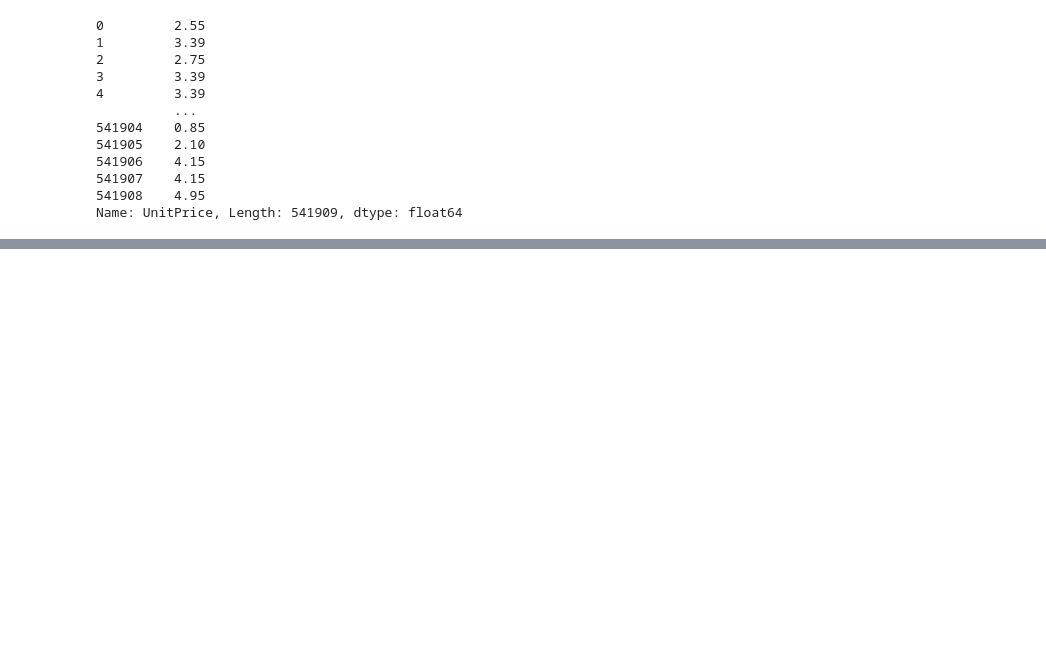
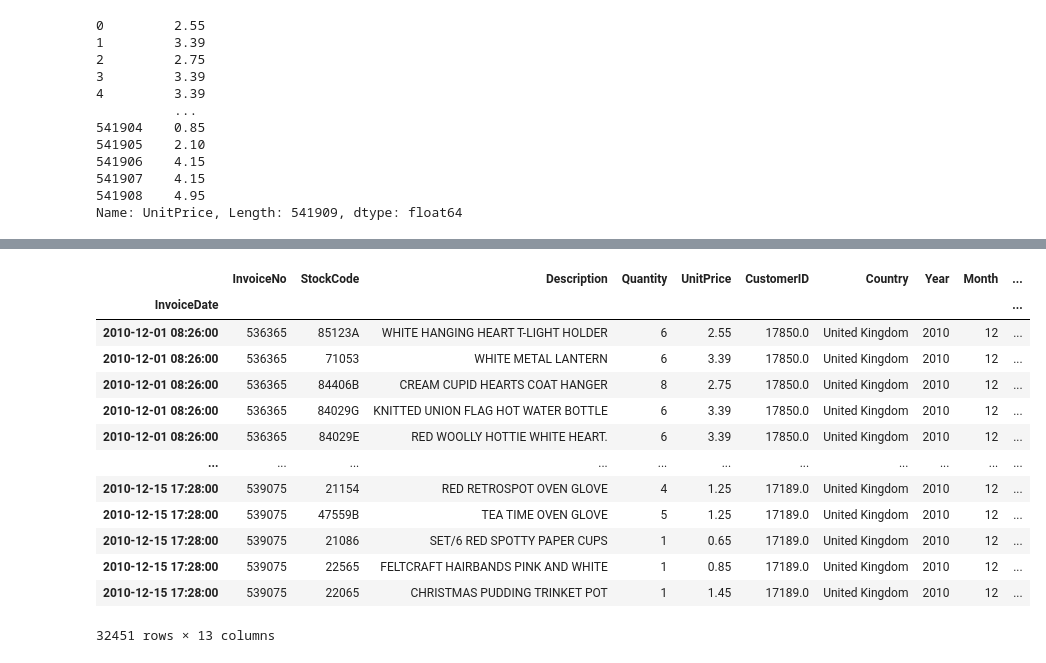
Before and after one commit to jorale2133/Curso-de-ciencias-de-Daatos, a Jupyter notebook: misScripts/pandas.ipynb, the cells around one changed output, grey strips where cells are left out. Cells and saved outputs as stored; diff of their text form; code cells hidden in the pictures; blank space fills up the shorter version.

```diff
--- a/misScripts/pandas.ipynb
+++ b/misScripts/pandas.ipynb
@@ -448,0 +1174,18 @@ Name: UnitPrice, Length: 541909, dtype: float64
+# %%
+df_dec_range = df.loc['2010-12-01':'2010-12-15']
+df_dec_range
+# %% [output]
+|  | InvoiceNo | StockCode | Description | Quantity | UnitPrice | CustomerID | Country | Year | Month | ... |
+| InvoiceDate |  |  |  |  |  |  |  |  |  | ... |
+| 2010-12-01 08:26:00 | 536365 | 85123A | WHITE HANGING HEART T-LIGHT HOLDER | 6 | 2.55 | 17850.0 | United Kingdom | 2010 | 12 | ... |
+| 2010-12-01 08:26:00 | 536365 | 71053 | WHITE METAL LANTERN | 6 | 3.39 | 17850.0 | United Kingdom | 2010 | 12 | ... |
+| 2010-12-01 08:26:00 | 536365 | 84406B | CREAM CUPID HEARTS COAT HANGER | 8 | 2.75 | 17850.0 | United Kingdom | 2010 | 12 | ... |
+| 2010-12-01 08:26:00 | 536365 | 84029G | KNITTED UNION FLAG HOT WATER BOTTLE | 6 | 3.39 | 17850.0 | United Kingdom | 2010 | 12 | ... |
+| 2010-12-01 08:26:00 | 536365 | 84029E | RED WOOLLY HOTTIE WHITE HEART. | 6 | 3.39 | 17850.0 | United Kingdom | 2010 | 12 | ... |
+| ... | ... | ... | ... | ... | ... | ... | ... | ... | ... | ... |
+| 2010-12-15 17:28:00 | 539075 | 21154 | RED RETROSPOT OVEN GLOVE | 4 | 1.25 | 17189.0 | United Kingdom | 2010 | 12 | ... |
+| 2010-12-15 17:28:00 | 539075 | 47559B | TEA TIME OVEN GLOVE | 5 | 1.25 | 17189.0 | United Kingdom | 2010 | 12 | ... |
+| 2010-12-15 17:28:00 | 539075 | 21086 | SET/6 RED SPOTTY PAPER CUPS | 1 | 0.65 | 17189.0 | United Kingdom | 2010 | 12 | ... |
+| 2010-12-15 17:28:00 | 539075 | 22565 | FELTCRAFT HAIRBANDS PINK AND WHITE | 1 | 0.85 | 17189.0 | United Kingdom | 2010 | 12 | ... |
+| 2010-12-15 17:28:00 | 539075 | 22065 | CHRISTMAS PUDDING TRINKET POT | 1 | 1.45 | 17189.0 | United Kingdom | 2010 | 12 | ... |
+32451 rows × 13 columns
```
Also changed, not shown: parts of 52 cells of this notebook.
